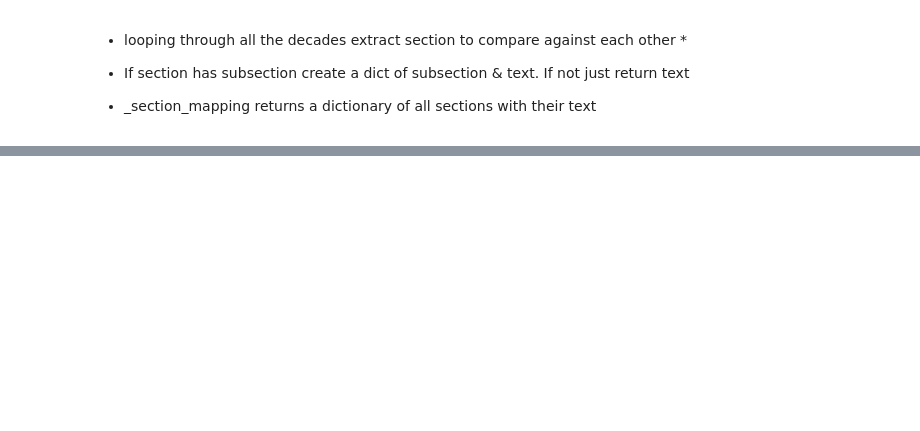
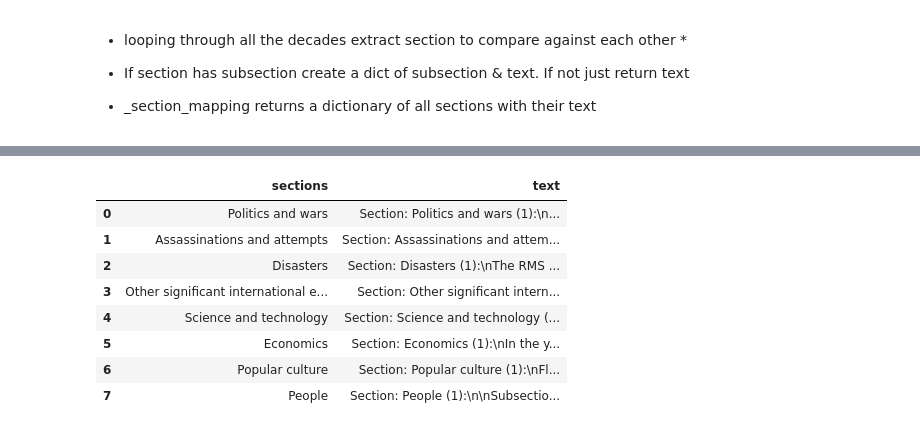
Before and after one commit to SamNgigi/Decades_Analysis, a Jupyter notebook: wiki.ipynb, the cells around one changed output, grey strips where cells are left out. Cells and saved outputs as stored; diff of their text form; code cells hidden in the pictures; blank space fills up the shorter version.

```diff
--- a/wiki.ipynb
+++ b/wiki.ipynb
@@ -142,5 +142,4 @@ def core_sections_extractor(decade:str) -> dict:
 # %%
 tst_decade = "1910s"
 # %%
-tst = core_sections_extractor(tst_decade)
-tst
+core_dict = core_sections_extractor(tst_decade)
@@ -184,0 +226,15 @@ pd.DataFrame.from_dict(tst, orient="index").T
+# %%
+core_titles = core_dict.keys()
+core_tens19 = dict(zip(core_titles, map(tens19_dict.get, core_titles)))
+core_sections_df = pd.DataFrame.from_dict(core_tens19, orient="index", columns=["text"]).reset_index().rename(columns = {"index": "sections"})
+core_sections_df
+# %% [output]
+|  | sections | text |
+| 0 | Politics and wars | Section: Politics and wars (1):\n... |
+| 1 | Assassinations and attempts | Section: Assassinations and attem... |
+| 2 | Disasters | Section: Disasters (1):\nThe RMS ... |
+| 3 | Other significant international e... | Section: Other significant intern... |
+| 4 | Science and technology | Section: Science and technology (... |
+| 5 | Economics | Section: Economics (1):\nIn the y... |
+| 6 | Popular culture | Section: Popular culture (1):\nFl... |
+| 7 | People | Section: People (1):\n\nSubsectio... |
```
Also changed, not shown: parts of 16 cells of this notebook, 1 other file.
